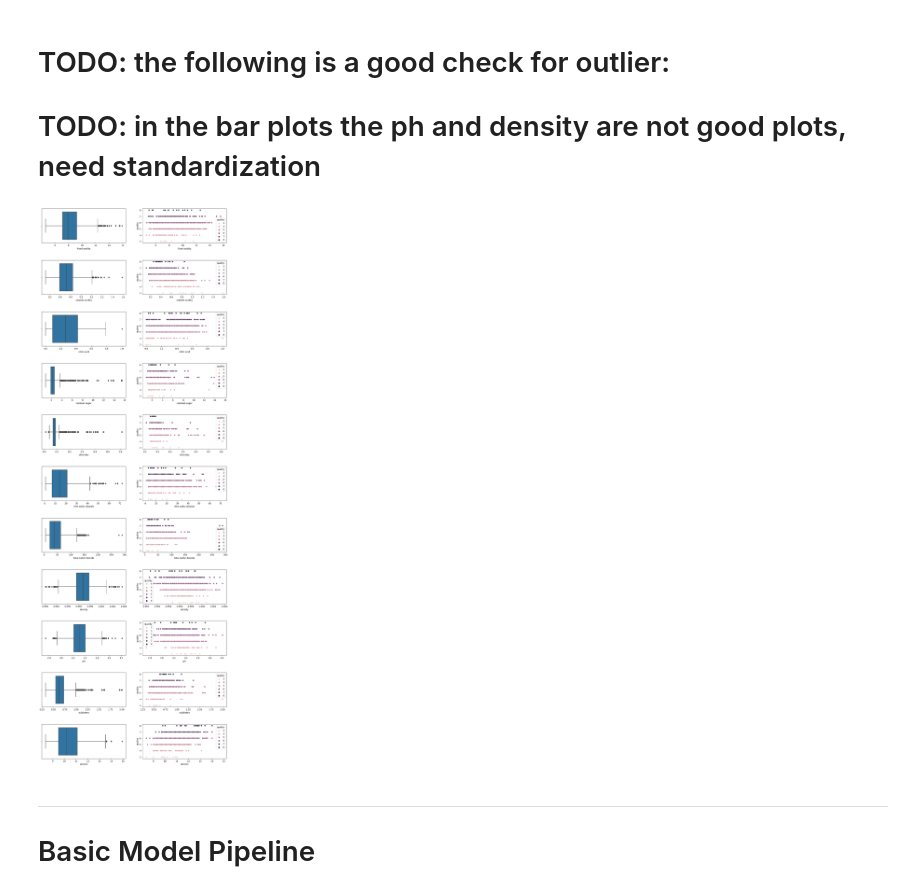
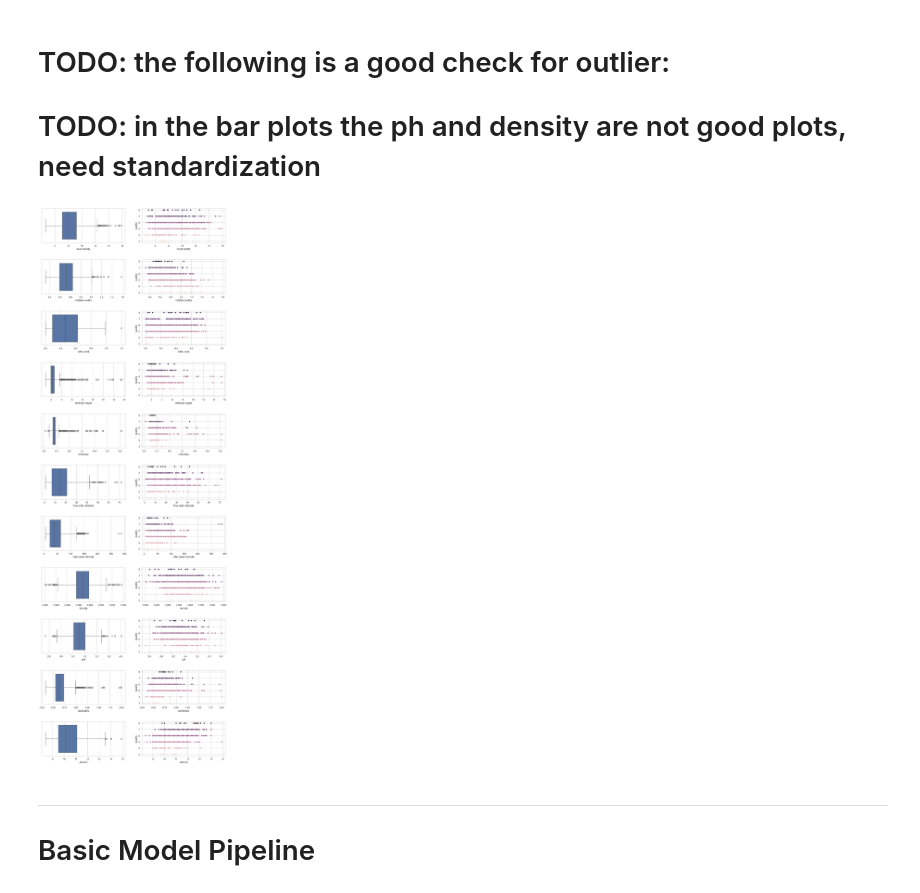
Before and after one commit to airbagdeer/tabular-ds-project, a Jupyter notebook: EX1.ipynb, the cells around one changed output. Drawn from its saved outputs; the diff is of its cells as text; code cells hidden in the pictures.

Commit message:
rearange notebook and remove legend

```diff
--- a/EX1.ipynb
+++ b/EX1.ipynb
@@ -393,11 +393,11 @@ plt.show()
 # %%
 fig, ax = plt.subplots(11, 2, figsize=(15, 45))
 plt.subplots_adjust(hspace = 0.5)
 for i in range(11) :
     sns.boxplot(x=dfr.columns[i], data=dfr, ax=ax[i, 0])
-    sns.scatterplot(x=dfr.columns[i], y='quality', data=dfr, hue='quality', ax=ax[i, 1])
+    sns.scatterplot(x=dfr.columns[i], y='quality', data=dfr, hue='quality', ax=ax[i, 1], legend=False)
 # %% [output]
-[figure, old version]
+[figure, new version]
 # %% [markdown]
 ---
 
```
